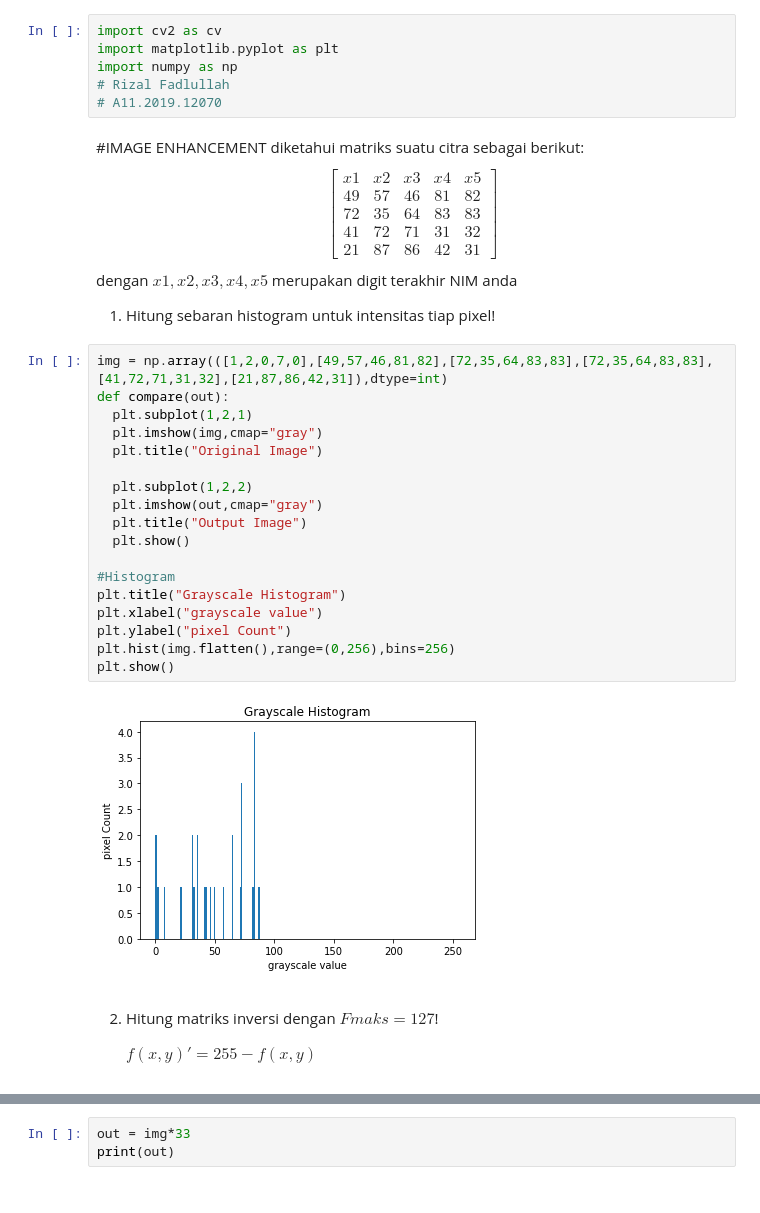
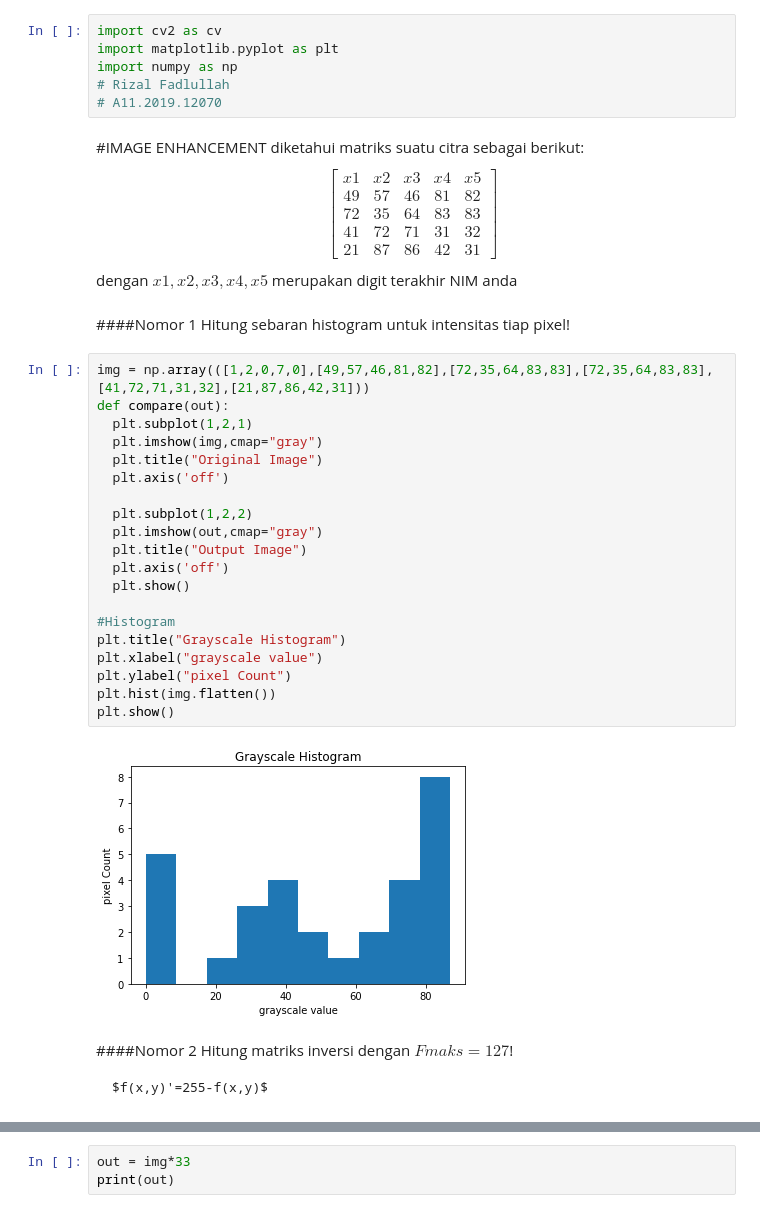
Before and after one commit to izzalDev/image-processing, a Jupyter notebook: image-enhancement-basic.ipynb, the cells around one changed output, grey strips where cells are left out. Drawn from its saved outputs; the diff is of its cells as text.

```diff
--- a/image-enhancement-basic.ipynb
+++ b/image-enhancement-basic.ipynb
@@ -17,29 +17,34 @@ x1 & x2 & x3 & x4 & x5\\
 21&87&86&42&31
 \end{bmatrix}
 dengan $x1, x2, x3, x4, x5$ merupakan digit terakhir NIM anda
-1. Hitung sebaran histogram untuk intensitas tiap pixel!
+# %% [markdown]
+####Nomor 1
+Hitung sebaran histogram untuk intensitas tiap pixel!
 # %%
-img = np.array(([1,2,0,7,0],[49,57,46,81,82],[72,35,64,83,83],[72,35,64,83,83],[41,72,71,31,32],[21,87,86,42,31]),dtype=int)
+img = np.array(([1,2,0,7,0],[49,57,46,81,82],[72,35,64,83,83],[72,35,64,83,83],[41,72,71,31,32],[21,87,86,42,31]))
 def compare(out):
   plt.subplot(1,2,1)
   plt.imshow(img,cmap="gray")
   plt.title("Original Image")
+  plt.axis('off')
 
   plt.subplot(1,2,2)
   plt.imshow(out,cmap="gray")
   plt.title("Output Image")
+  plt.axis('off')
   plt.show()
 
 #Histogram
 plt.title("Grayscale Histogram")
 plt.xlabel("grayscale value")
 plt.ylabel("pixel Count")
-plt.hist(img.flatten(),range=(0,256),bins=256)
+plt.hist(img.flatten())
 plt.show()
 # %% [output]
-[figure, old version]
+[figure, new version]
 # %% [markdown]
-2. Hitung matriks inversi dengan $Fmaks = 127$!
+####Nomor 2
+Hitung matriks inversi dengan $Fmaks = 127$!
 
     $f(x,y)'=255-f(x,y)$
 # %%
```
Also changed, not shown: parts of 9 cells of this notebook.
